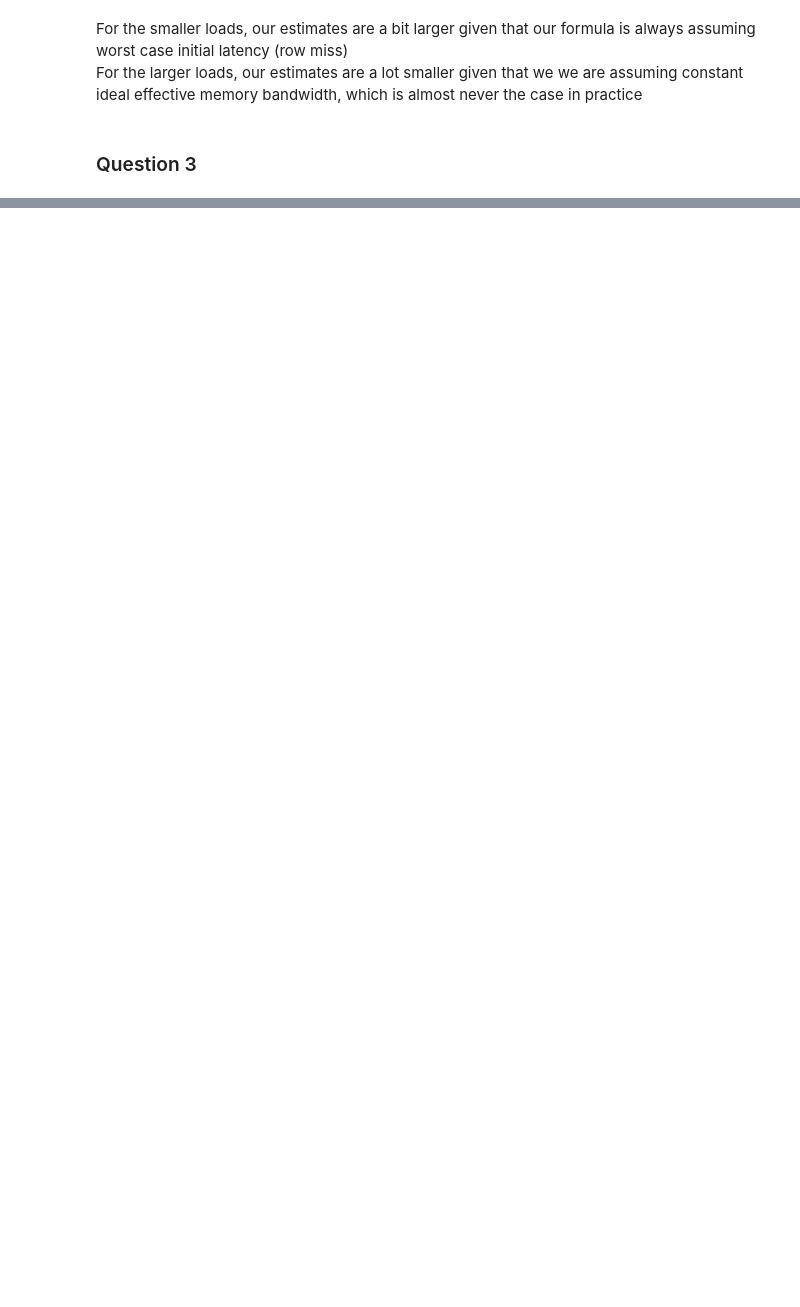
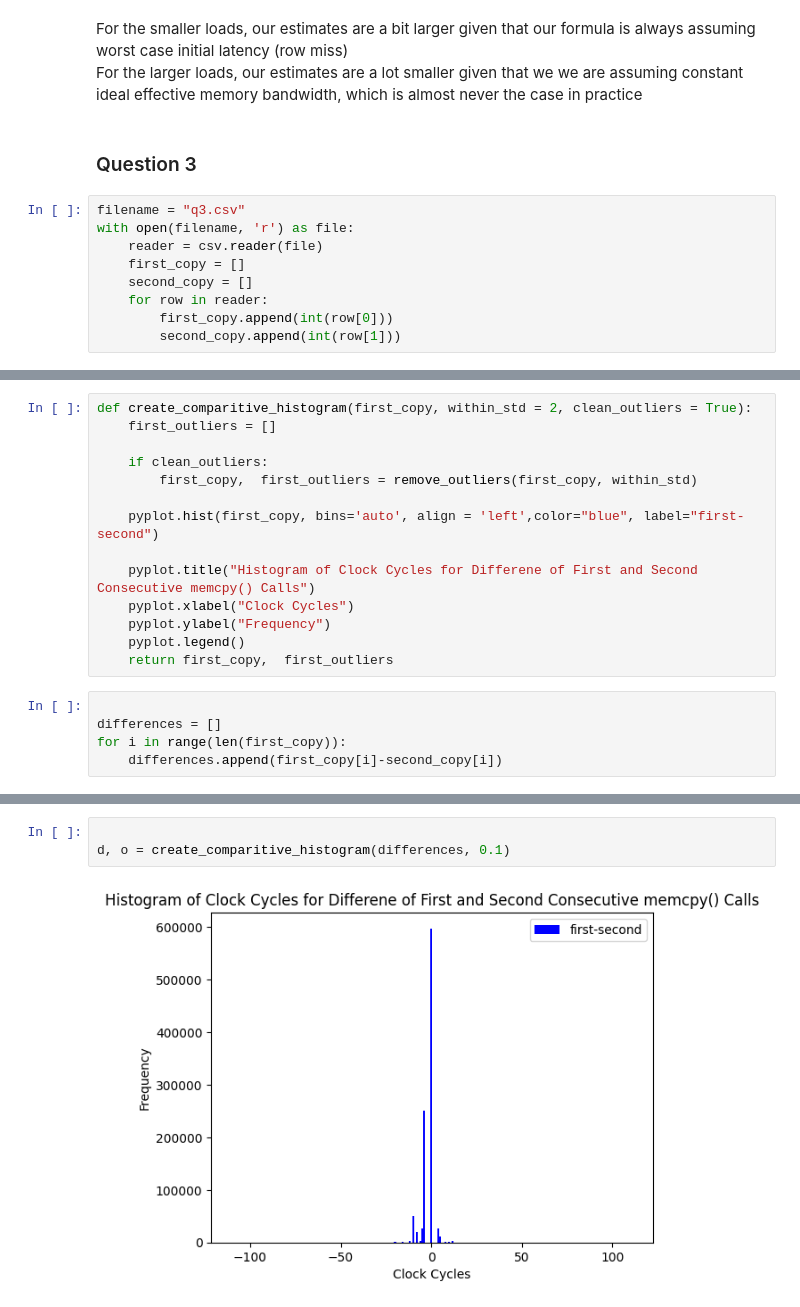
Before and after one commit to Grace-Davanzo/CompArchHomework1, a Jupyter notebook: Question1Visualization.ipynb, the cells around one changed output, grey strips where cells are left out. Cells and saved outputs as stored; diff of their text form; blank space fills up the shorter version.

```diff
--- a/Question1Visualization.ipynb
+++ b/Question1Visualization.ipynb
@@ -431,3 +445,12 @@ For the smaller loads, our estimates are a bit larger given that our formula is
 For the larger loads, our estimates are a lot smaller given that we we are assuming constant ideal effective memory bandwidth, which is almost never the case in practice
 # %% [markdown]
 ### Question 3
+# %%
+filename = "q3.csv"
+with open(filename, 'r') as file:
+    reader = csv.reader(file)
+    first_copy = []
+    second_copy = []
+    for row in reader:
+        first_copy.append(int(row[0]))
+        second_copy.append(int(row[1]))
@@ -433,0 +470,19 @@ For the larger loads, our estimates are a lot smaller given that we we are assum
+# %%
+def create_comparitive_histogram(first_copy, within_std = 2, clean_outliers = True):
+    first_outliers = []
+
+    if clean_outliers:
+        first_copy,  first_outliers = remove_outliers(first_copy, within_std)
+
+    pyplot.hist(first_copy, bins='auto', align = 'left',color="blue", label="first-second")
+
+    pyplot.title("Histogram of Clock Cycles for Differene of First and Second Consecutive memcpy() Calls")
+    pyplot.xlabel("Clock Cycles")
+    pyplot.ylabel("Frequency")
+    pyplot.legend()
+    return first_copy,  first_outliers
+# %%
+
+differences = []
+for i in range(len(first_copy)):
+    differences.append(first_copy[i]-second_copy[i])
@@ -433,0 +502,5 @@ For the larger loads, our estimates are a lot smaller given that we we are assum
+# %%
+
+d, o = create_comparitive_histogram(differences, 0.1)
+# %% [output]
+[figure, added]
```
Also changed, not shown: parts of 5 cells of this notebook, 2 other files.
